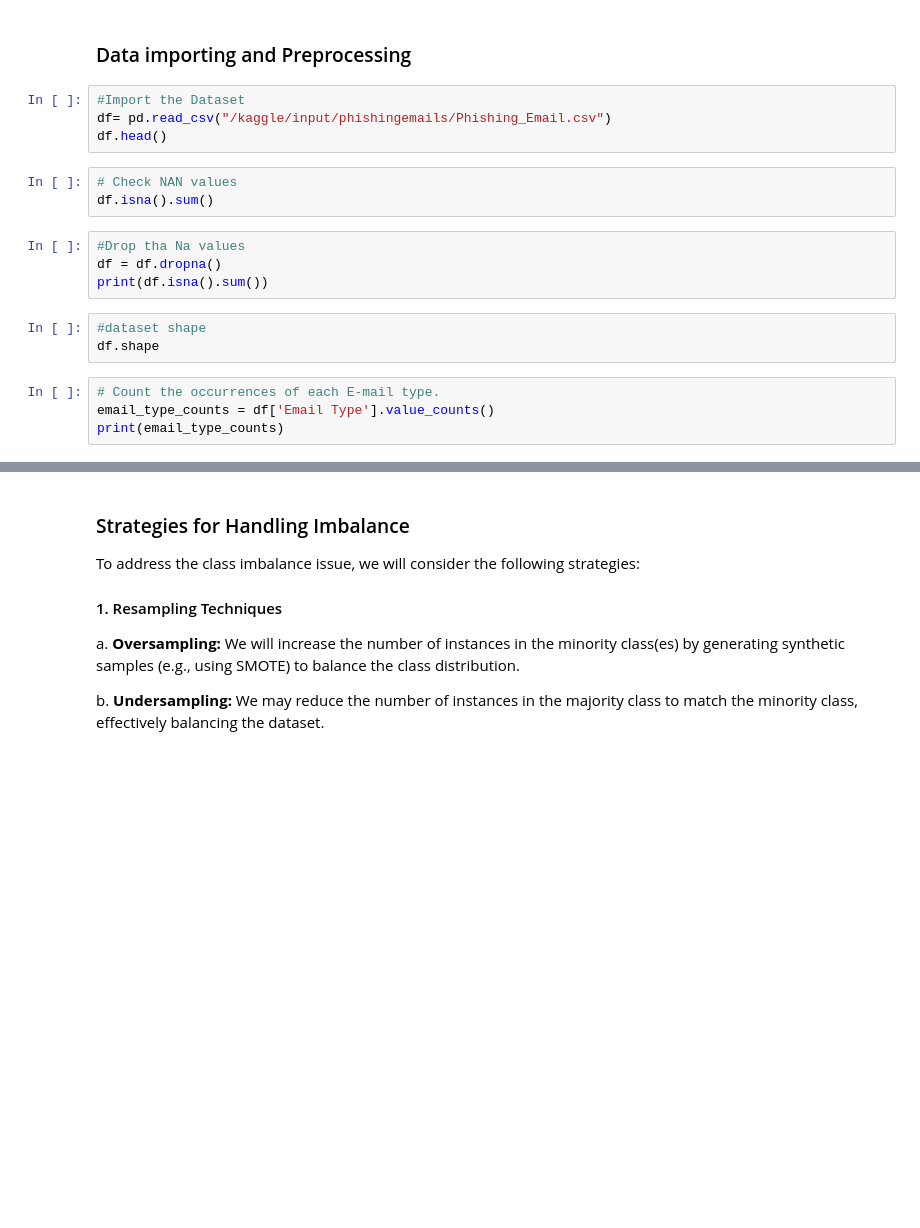
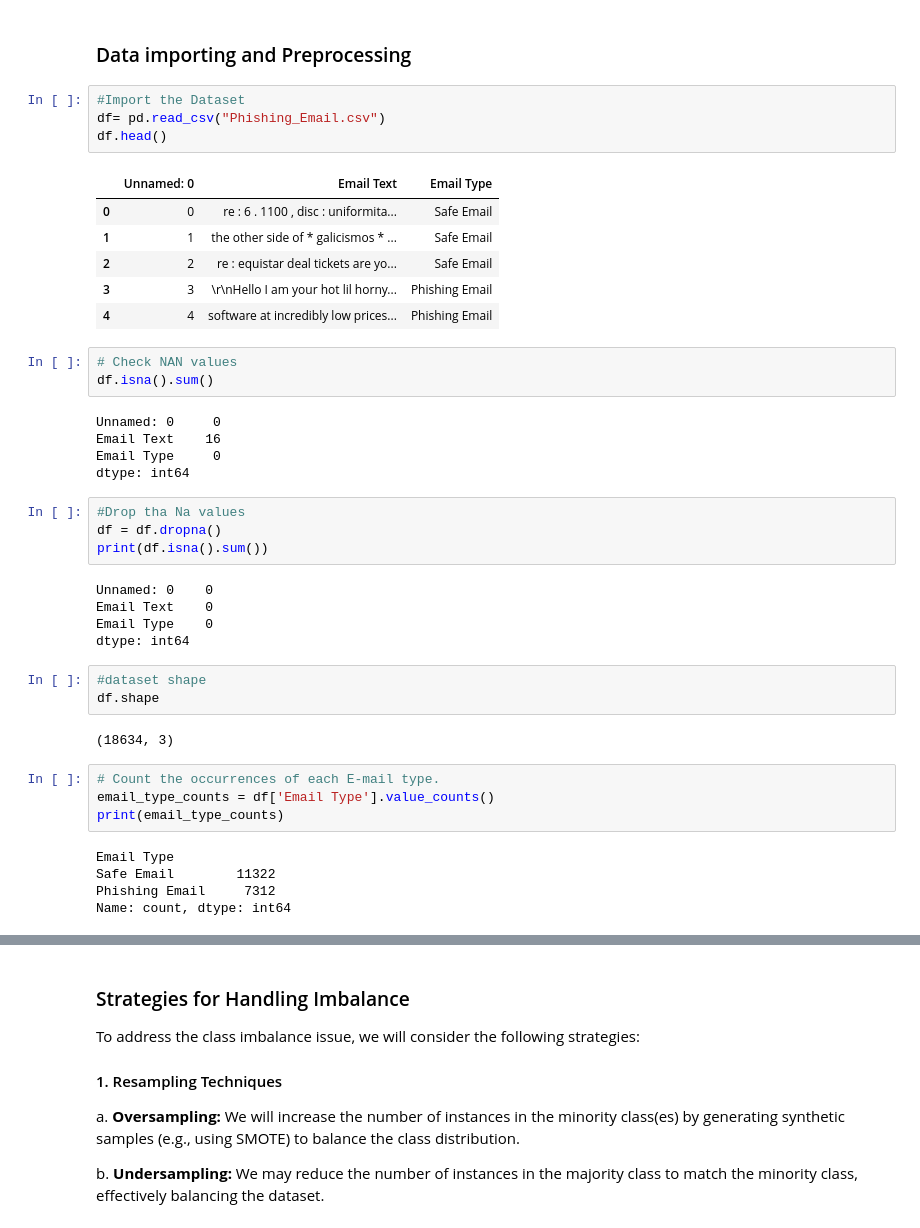
Before and after one commit to earlfranciss/SwiftShield, a Jupyter notebook: ai-models/Datasets/phishing-email-detection-using-svm-rfc.ipynb, the cells around one changed output, grey strips where cells are left out. Drawn from its saved outputs; the diff is of its cells as text; blank space fills up the shorter version.

```diff
--- a/ai-models/Datasets/phishing-email-detection-using-svm-rfc.ipynb
+++ b/ai-models/Datasets/phishing-email-detection-using-svm-rfc.ipynb
@@ -26,22 +26,46 @@ import numpy as np
 ### Data importing and Preprocessing
 # %%
 #Import the Dataset
-df= pd.read_csv("/kaggle/input/phishingemails/Phishing_Email.csv")
+df= pd.read_csv("Phishing_Email.csv")
 df.head()
+# %% [output]
+|  | Unnamed: 0 | Email Text | Email Type |
+| 0 | 0 | re : 6 . 1100 , disc : uniformita... | Safe Email |
+| 1 | 1 | the other side of * galicismos * ... | Safe Email |
+| 2 | 2 | re : equistar deal tickets are yo... | Safe Email |
+| 3 | 3 | \r\nHello I am your hot lil horny... | Phishing Email |
+| 4 | 4 | software at incredibly low prices... | Phishing Email |
 # %%
 # Check NAN values
 df.isna().sum()
+# %% [output]
+Unnamed: 0     0
+Email Text    16
+Email Type     0
+dtype: int64
 # %%
 #Drop tha Na values
 df = df.dropna()
 print(df.isna().sum())
+# %% [output]
+Unnamed: 0    0
+Email Text    0
+Email Type    0
+dtype: int64
 # %%
 #dataset shape
 df.shape
+# %% [output]
+(18634, 3)
 # %%
 # Count the occurrences of each E-mail type.
 email_type_counts = df['Email Type'].value_counts()
 print(email_type_counts)
+# %% [output]
+Email Type
+Safe Email        11322
+Phishing Email     7312
+Name: count, dtype: int64
 # %%
 # Create the bar chart
 # Create a list of unique email types
```
Also changed, not shown: parts of 9 cells of this notebook, 23 other files.
